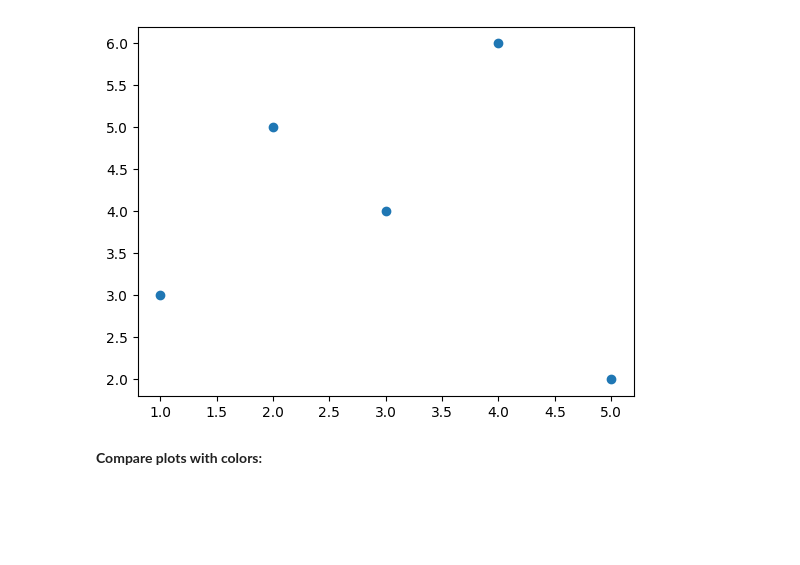
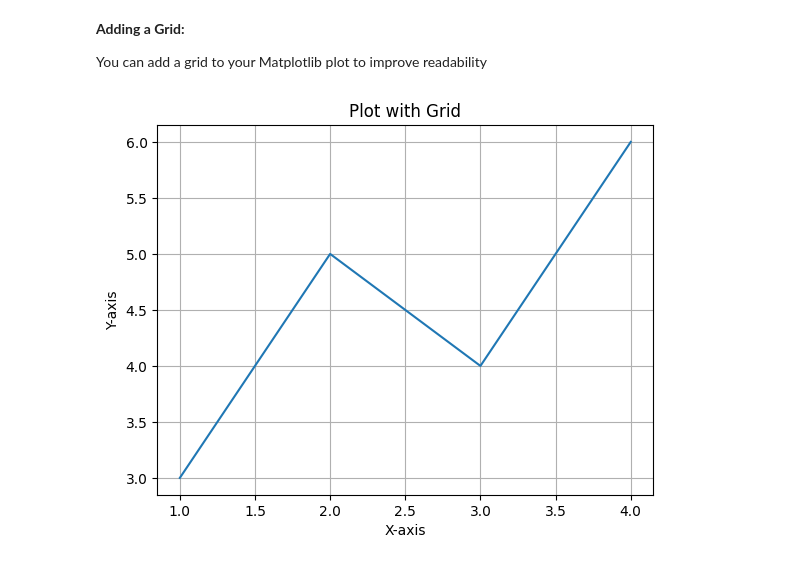
Before and after one commit to Aswinramesh04/100-Days-of-DataScience, a Jupyter notebook: Day12.ipynb, the cells around one changed output. Drawn from its saved outputs; the diff is of its cells as text; code cells hidden in the pictures; blank space fills up the shorter version.

```diff
--- a/Day12.ipynb
+++ b/Day12.ipynb
@@ -7,12 +99,20 @@
+# %% [markdown]
+**Adding a Grid:**
+
+You can add a grid to your Matplotlib plot to improve readability
 # %%
 import matplotlib.pyplot as plt
 
-x = [1, 2, 3, 4, 5]
-y = [3, 5, 4, 6, 2]
+x = [1, 2, 3, 4]
+y = [3, 5, 4, 6]
 
-plt.scatter(x, y)
+plt.plot(x, y)
+plt.grid(True)
+
+plt.xlabel('X-axis')
+plt.ylabel('Y-axis')
+plt.title('Plot with Grid')
+
 plt.show()
 # %% [output]
-[figure, old version]
+[figure, new version]
-# %% [markdown]
-**Compare plots with colors:**
```
Also changed, not shown: parts of 22 cells of this notebook.
